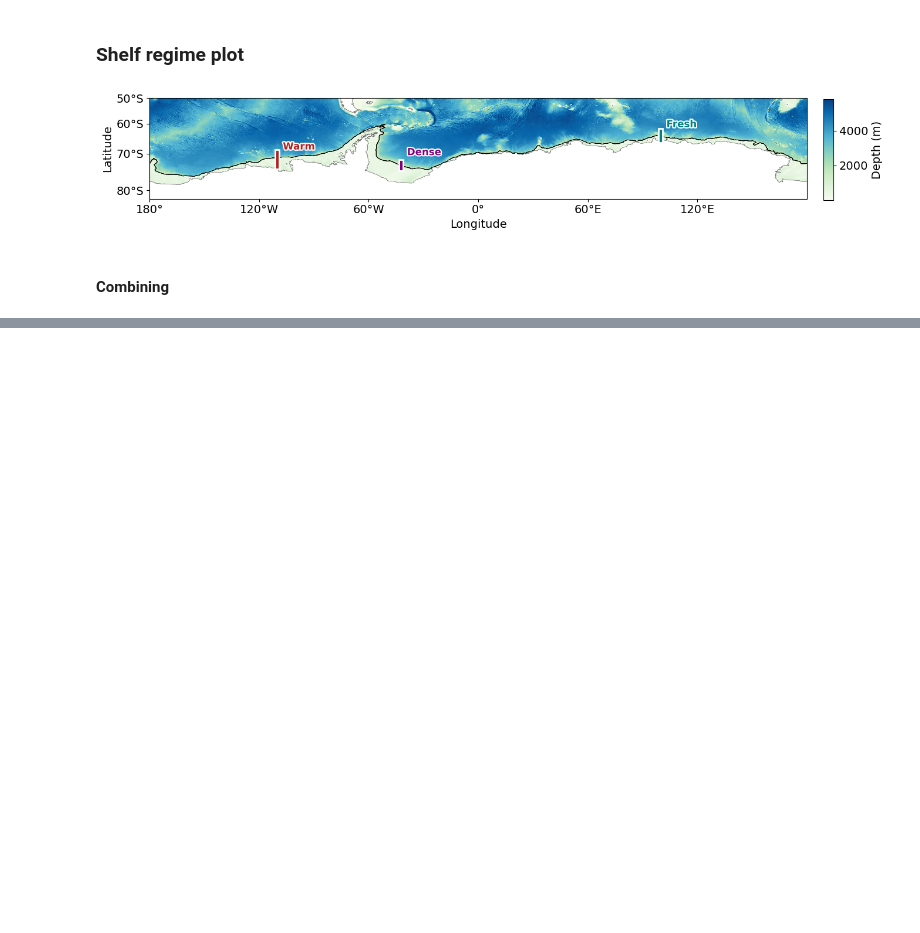
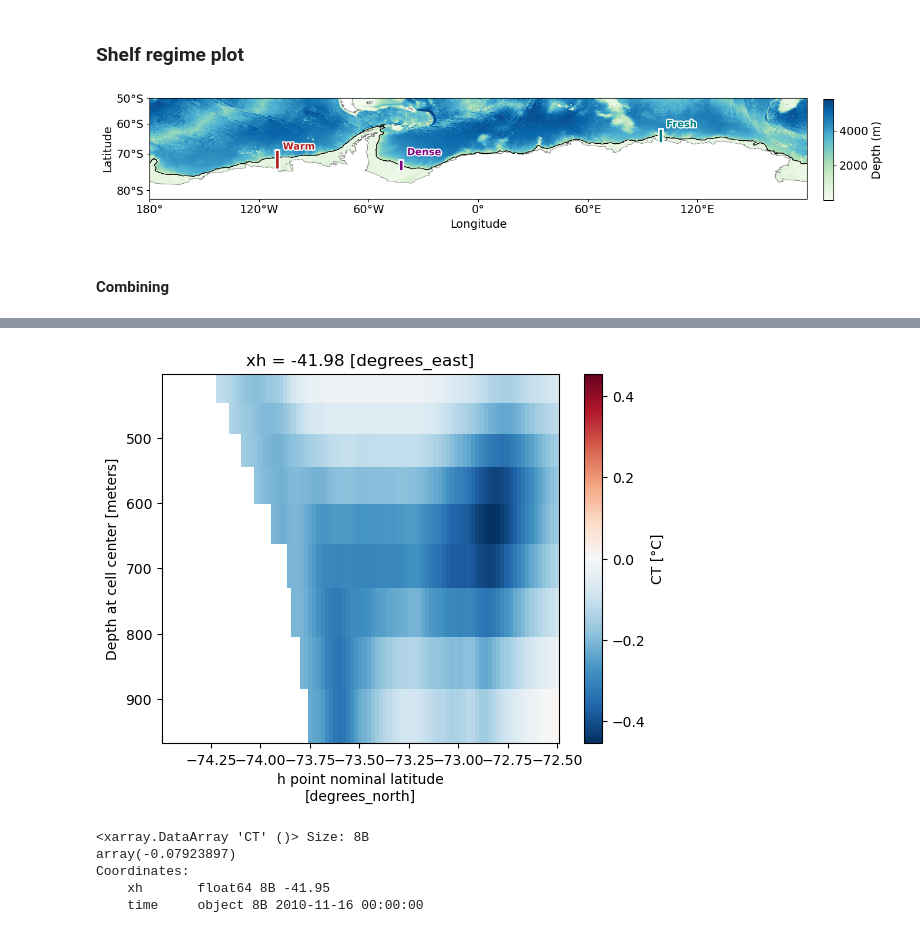
Before and after one commit to adele-morrison/panan-meltwater, a Jupyter notebook: notebooks/temp_analysis/RegimeTransects_Figures_PanAns.ipynb, the cells around one changed output, grey strips where cells are left out. Saved outputs shown, nothing was run; the diff lists cells and outputs as text; code cells hidden in the pictures; blank space fills up the shorter version.

```diff
--- a/notebooks/temp_analysis/RegimeTransects_Figures_PanAns.ipynb
+++ b/notebooks/temp_analysis/RegimeTransects_Figures_PanAns.ipynb
@@ -477,0 +525,5 @@ fig.savefig("/g/data/g40/kc5856/thesis_figures/resolution_regimetransects_temp_w
+# %%
+temp_dense_2.sel(z_l=slice(400,1000)).plot()
+plt.gca().invert_yaxis()
+# %% [output]
+[figure, added]
@@ -477,0 +547,8 @@ fig.savefig("/g/data/g40/kc5856/thesis_figures/resolution_regimetransects_temp_w
+# %%
+temp_dense_1_ave.mean(dim='yh').load()
+# %% [output]
+<xarray.DataArray 'CT' ()> Size: 8B
+array(-0.07923897)
+Coordinates:
+    xh       float64 8B -41.95
+    time     object 8B 2010-11-16 00:00:00
```
Also changed, not shown: parts of 10 cells of this notebook, 22 other files.
